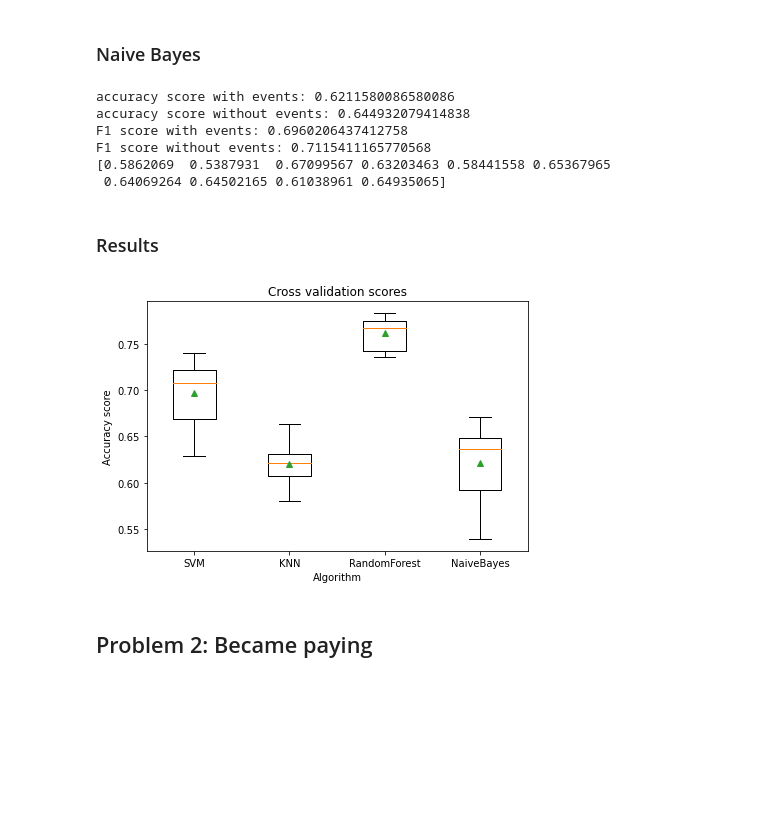
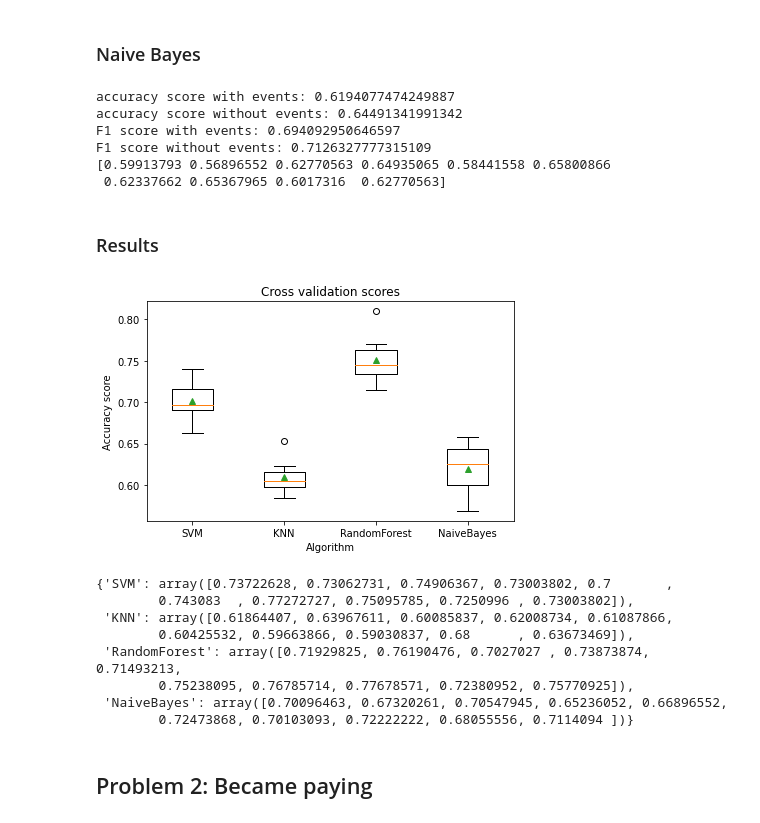
Before and after one commit to ZaloznikV/Project-3-ZaloznikV, a Jupyter notebook: predictive_modeling.ipynb, the cells around one changed output. Cells and saved outputs as stored; diff of their text form; code cells hidden in the pictures; blank space fills up the shorter version.

Commit message:
Fixes some plots and started writting the report.

```diff
--- a/predictive_modeling.ipynb
+++ b/predictive_modeling.ipynb
@@ -736,29 +743,43 @@ print("F1 score without events: {}".format(np.mean(scores4)))
 
 
 RESULT_DICT["NaiveBayes"] = scores1
+F1["NaiveBayes"] = scores3
 print(scores1)
 # %% [output]
-accuracy score with events: 0.6211580086580086
-accuracy score without events: 0.644932079414838
-F1 score with events: 0.6960206437412758
-F1 score without events: 0.7115411165770568
-[0.5862069  0.5387931  0.67099567 0.63203463 0.58441558 0.65367965
- 0.64069264 0.64502165 0.61038961 0.64935065]
+accuracy score with events: 0.6194077474249887
+accuracy score without events: 0.64491341991342
+F1 score with events: 0.694092950646597
+F1 score without events: 0.7126327777315109
+[0.59913793 0.56896552 0.62770563 0.64935065 0.58441558 0.65800866
+ 0.62337662 0.65367965 0.6017316  0.62770563]
 # %% [markdown]
 ### Results
 # %%
 RESULT_DICT
 fig, ax = plt.subplots()
 ax.boxplot(RESULT_DICT.values(), showmeans=True)
 ax.set_xticklabels(RESULT_DICT.keys())
 plt.tight_layout()
 plt.xlabel("Algorithm")
 plt.ylabel("Accuracy score")
 plt.title("Cross validation scores")
+plt.tight_layout()
+
 plt.savefig("problem_1_boxplot.png", dpi=300)
 plt.show()
 # %% [output]
-[figure, old version]
+[figure, new version]
+# %%
+F1
+# %% [output]
+{'SVM': array([0.73722628, 0.73062731, 0.74906367, 0.73003802, 0.7       ,
+        0.743083  , 0.77272727, 0.75095785, 0.7250996 , 0.73003802]),
+ 'KNN': array([0.61864407, 0.63967611, 0.60085837, 0.62008734, 0.61087866,
+        0.60425532, 0.59663866, 0.59030837, 0.68      , 0.63673469]),
+ 'RandomForest': array([0.71929825, 0.76190476, 0.7027027 , 0.73873874, 0.71493213,
+        0.75238095, 0.76785714, 0.77678571, 0.72380952, 0.75770925]),
+ 'NaiveBayes': array([0.70096463, 0.67320261, 0.70547945, 0.65236052, 0.66896552,
+        0.72473868, 0.70103093, 0.72222222, 0.68055556, 0.7114094 ])}
 # %% [markdown]
 ## Problem 2: Became paying
 # %% [markdown]
```
Also changed, not shown: parts of 26 cells of this notebook, 19 other files.
